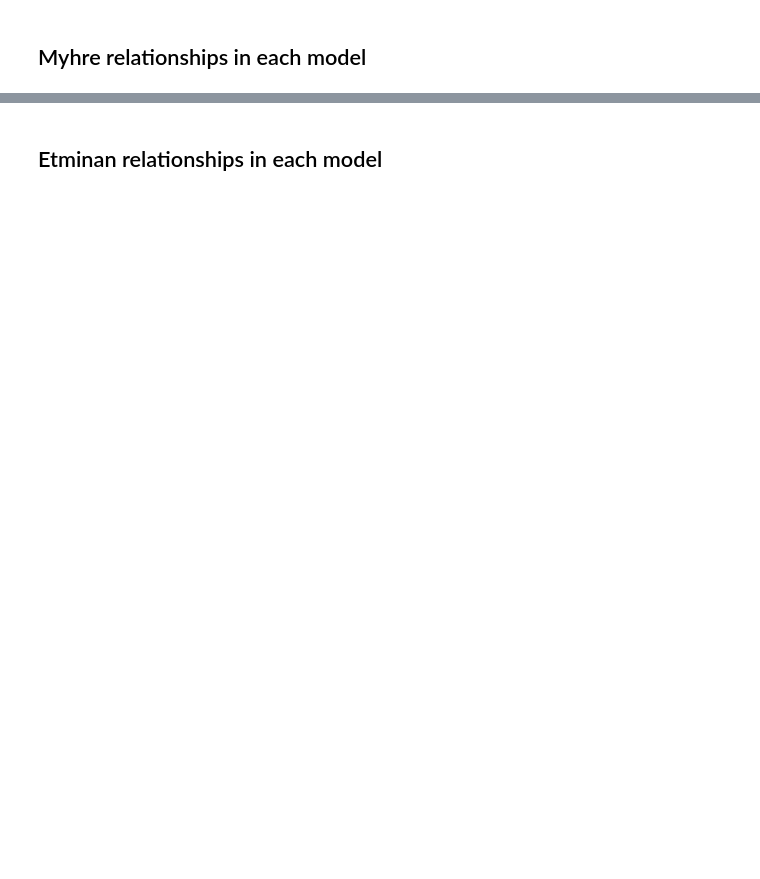
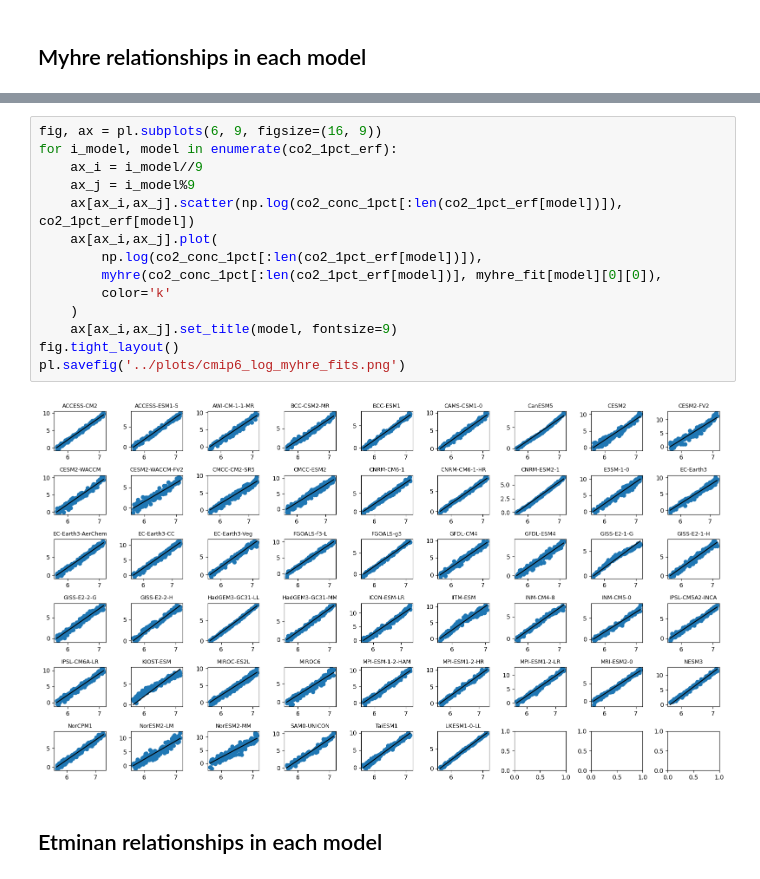
Before and after one commit to chrisroadmap/cmip6-nonco2-forcing, a Jupyter notebook: notebooks/01_etminan-co2-forcing.ipynb, the cells around one changed output, grey strips where cells are left out. Drawn from its saved outputs; the diff is of its cells as text; blank space fills up the shorter version.

```diff
--- a/notebooks/01_etminan-co2-forcing.ipynb
+++ b/notebooks/01_etminan-co2-forcing.ipynb
@@ -114,3 +139,19 @@ fig.tight_layout()
+# %%
+fig, ax = pl.subplots(6, 9, figsize=(16, 9))
+for i_model, model in enumerate(co2_1pct_erf):
+    ax_i = i_model//9
+    ax_j = i_model%9
+    ax[ax_i,ax_j].scatter(np.log(co2_conc_1pct[:len(co2_1pct_erf[model])]), co2_1pct_erf[model])
+    ax[ax_i,ax_j].plot(
+        np.log(co2_conc_1pct[:len(co2_1pct_erf[model])]),
+        myhre(co2_conc_1pct[:len(co2_1pct_erf[model])], myhre_fit[model][0][0]),
+        color='k'
+    )
+    ax[ax_i,ax_j].set_title(model, fontsize=9)
+fig.tight_layout()
+pl.savefig('../plots/cmip6_log_myhre_fits.png')
+# %% [output]
+[figure, added]
 # %% [markdown]
 ## Etminan relationships in each model
 # %%
```
Also changed, not shown: parts of 12 cells of this notebook, 59 other files.
